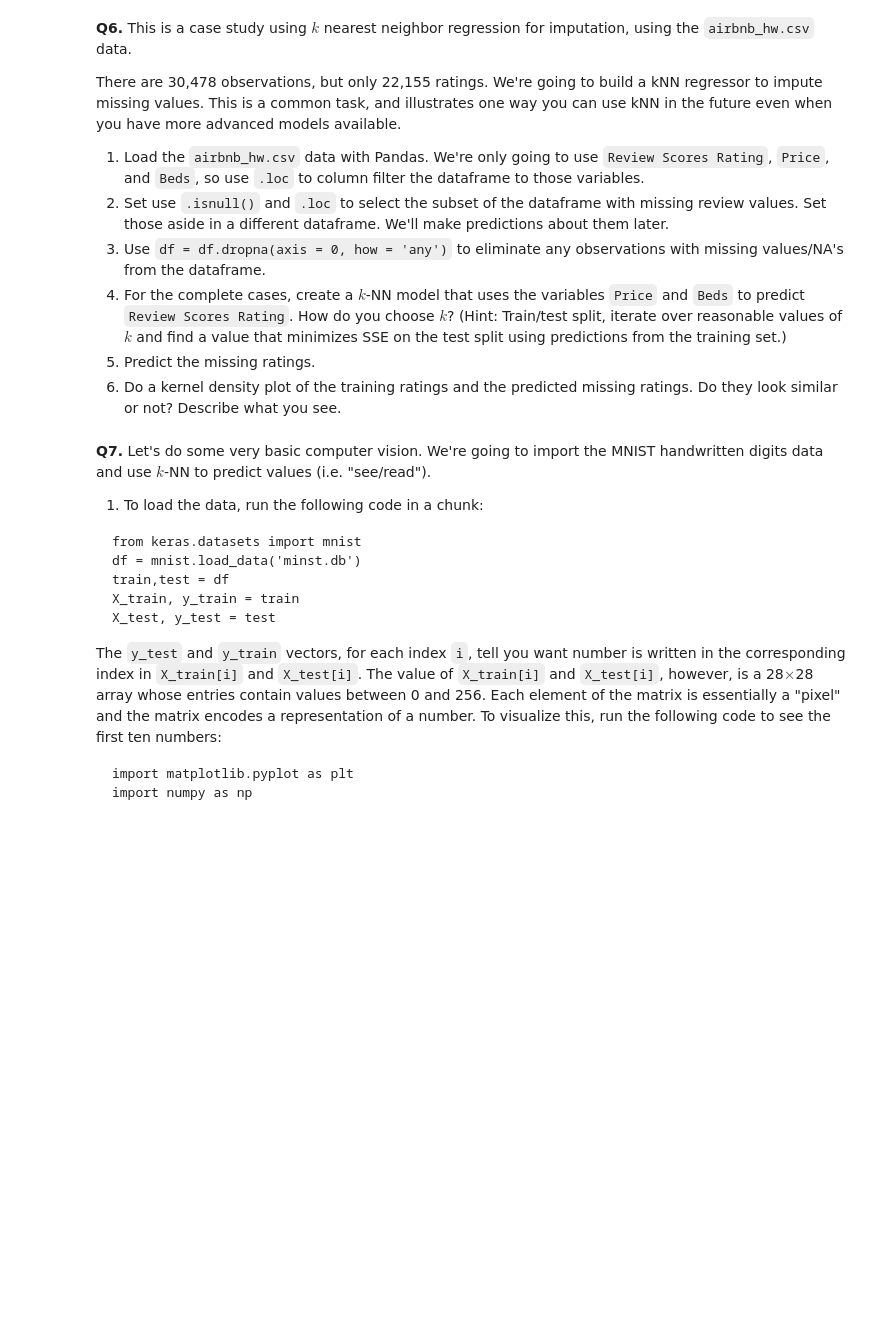
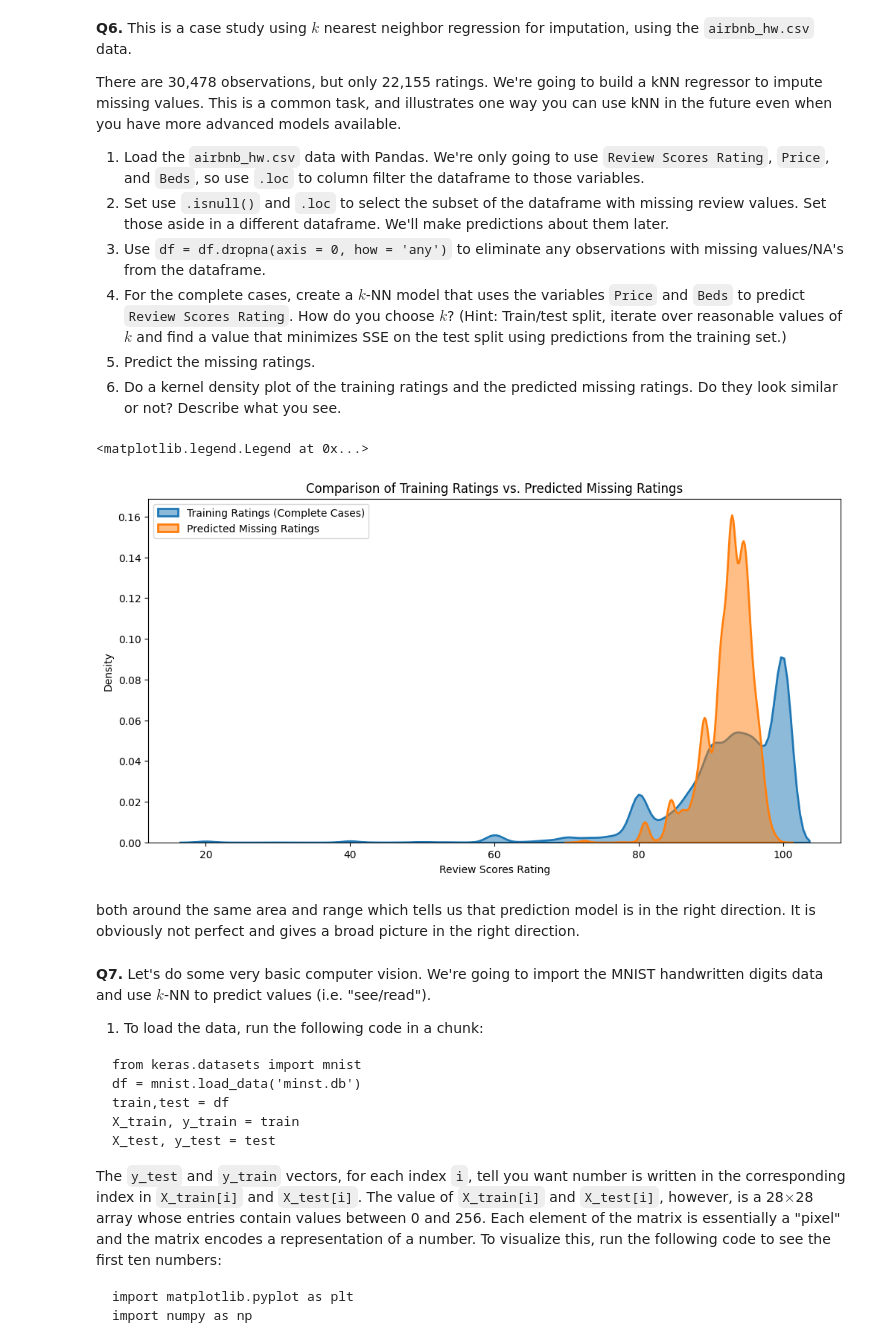
Before and after one commit to Elizabethav03/My_undergrad_ml_assignments, a Jupyter notebook: 02_assignment_knn.ipynb, the cells around one changed output. Saved outputs shown, nothing was run; the diff lists cells and outputs as text; code cells hidden in the pictures; blank space fills up the shorter version.

```diff
--- a/02_assignment_knn.ipynb
+++ b/02_assignment_knn.ipynb
@@ -263,3 +435,16 @@ There are 30,478 observations, but only 22,155 ratings. We're going to build a k
 4. For the complete cases, create a $k$-NN model that uses the variables `Price` and `Beds` to predict `Review Scores Rating`. How do you choose $k$? (Hint: Train/test split, iterate over reasonable values of $k$ and find a value that minimizes SSE on the test split using predictions from the training set.)
 5. Predict the missing ratings.
 6. Do a kernel density plot of the training ratings and the predicted missing ratings. Do they look similar or not? Describe what you see.
+# %%
+#1
+df = pd.read_csv('./data/airbnb_hw.csv')
+df_subset = df[['Review Scores Rating', 'Price', 'Beds']]
+# %%
+#2
+missing_reviews = df_subset[df_subset['Review Scores Rating'].isnull()]
+missing_predictors = df_subset[df_subset['Price'].isnull() | df_subset['Beds'].isnull()]
+missing_both = df_subset[df_subset['Review Scores Rating'].isnull() &
+                         (df_subset['Price'].isnull() | df_subset['Beds'].isnull())]
+# %%
+#3
+df_complete = df_subset.dropna(axis=0, how='any')
@@ -266,3 +523,24 @@ There are 30,478 observations, but only 22,155 ratings. We're going to build a k
+# %%
+plt.figure(figsize=(12, 6))
+
+# Plot training ratings
+sns.kdeplot(y, label='Training Ratings (Complete Cases)',
+            fill=True, alpha=0.5, linewidth=2)
+
+# Plot predicted missing ratings
+sns.kdeplot(predicted_df['Predicted Rating'],
+            label='Predicted Missing Ratings',
+            fill=True, alpha=0.5, linewidth=2)
+
+plt.xlabel('Review Scores Rating')
+plt.ylabel('Density')
+plt.title('Comparison of Training Ratings vs. Predicted Missing Ratings')
+plt.legend()
+# %% [output]
+<matplotlib.legend.Legend at 0x...>
+[figure, added]
+# %% [markdown]
+both around the same area and range which tells us that prediction model is in the right direction. It is obviously not perfect and gives a broad picture in the right direction.
 # %% [markdown]
 **Q7.** Let's do some very basic computer vision. We're going to import the MNIST handwritten digits data and use $k$-NN to predict values (i.e. "see/read").
 
```
Also changed, not shown: parts of 11 cells of this notebook.
